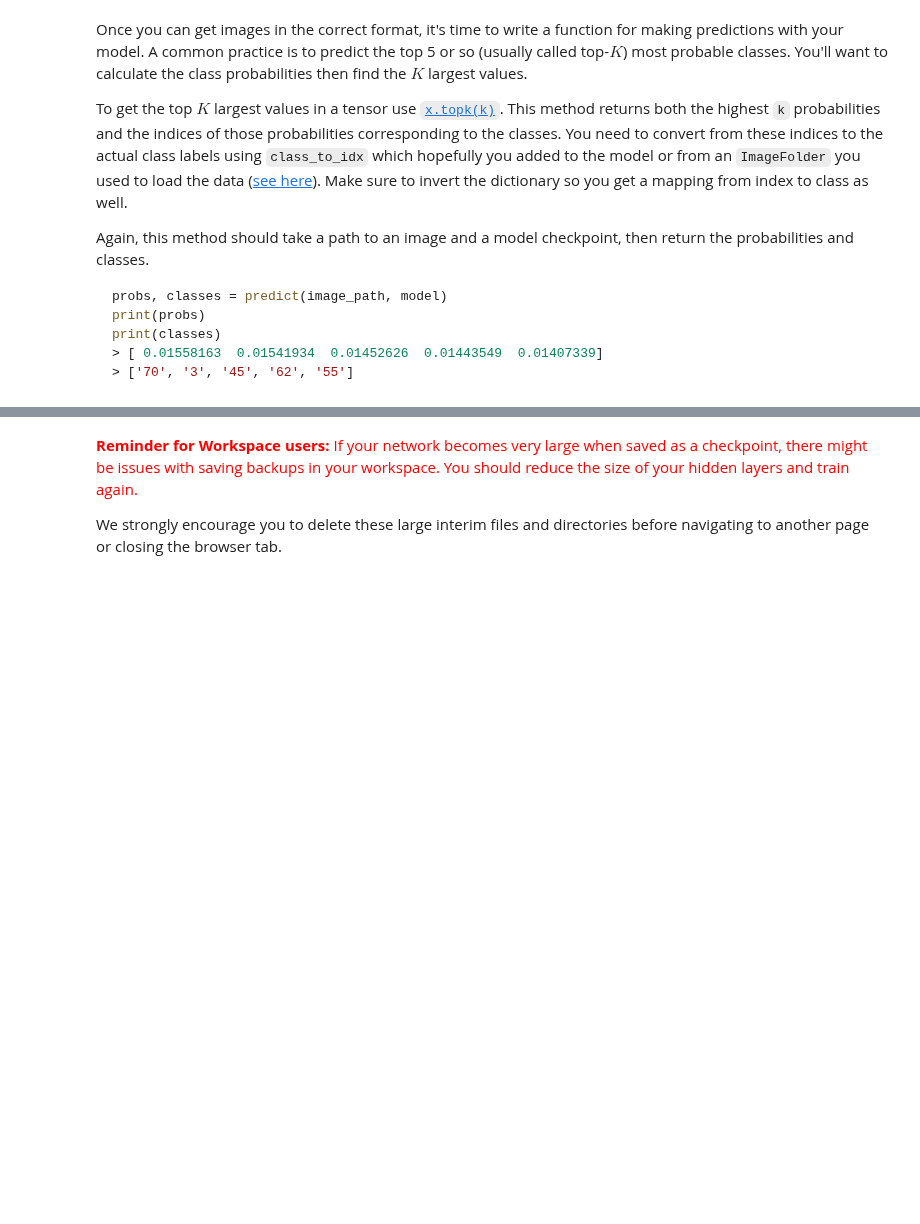
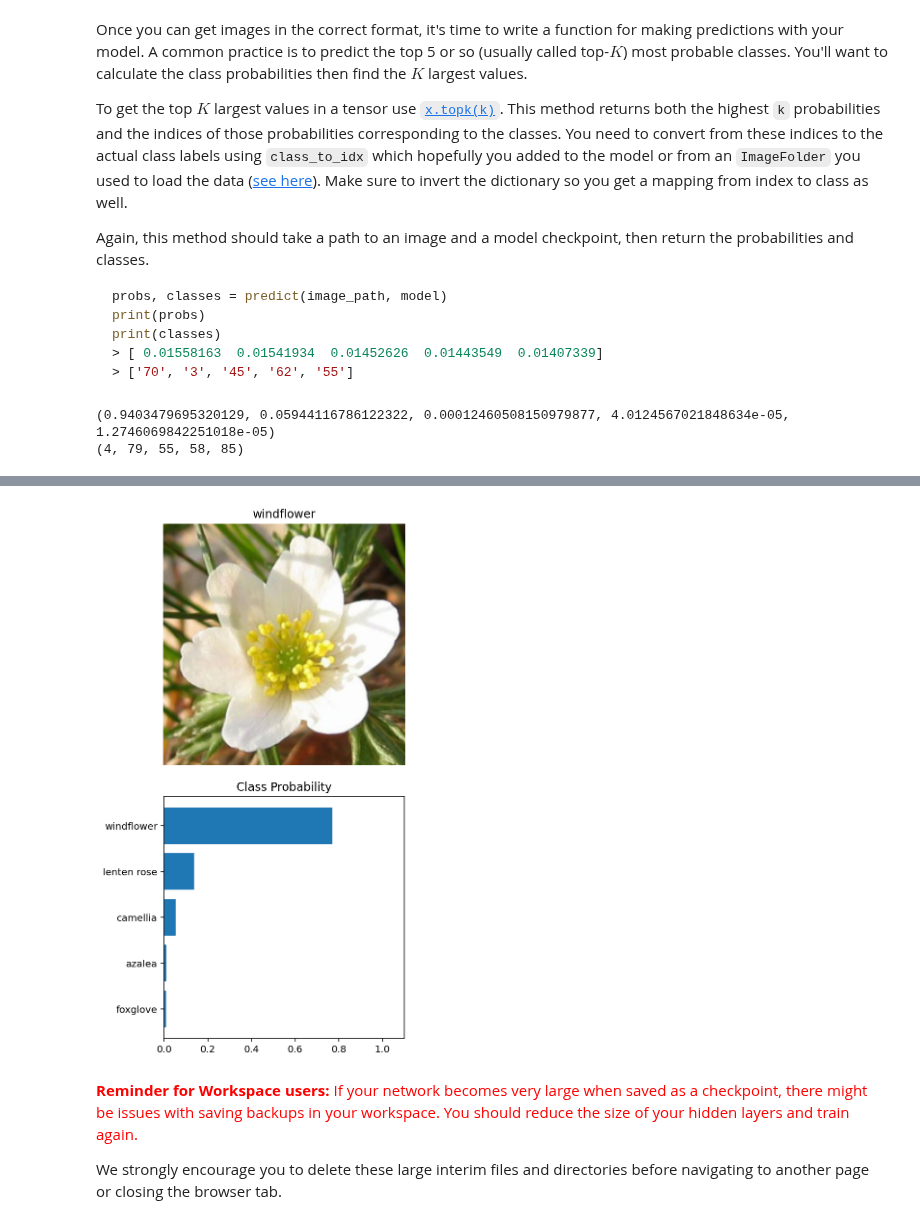
Before and after one commit to Diodak92/Image-Classifier, a Jupyter notebook: ImageClassifierProject.ipynb, the cells around one changed output, grey strips where cells are left out. Saved outputs shown, nothing was run; the diff lists cells and outputs as text; code cells hidden in the pictures; blank space fills up the shorter version.

```diff
--- a/ImageClassifierProject.ipynb
+++ b/ImageClassifierProject.ipynb
@@ -140,16 +144,16 @@ GPU Workspaces about Keeping Your Session Active. You'll want to include code fr
 <font color='red'>**Note for Workspace users:** If your network is over 1 GB when saved as a checkpoint, there might be issues with saving backups in your workspace. Typically this happens with wide dense layers after the convolutional layers. If your saved checkpoint is larger than 1 GB (you can open a terminal and check with `ls -lh`), you should reduce the size of your hidden layers and train again.</font>
 # %%
 # TODO: Build and train your network
-my_model = models.vgg16(pretrained = True)
+my_model = models.alexnet(weights = True)
 # freeze features for model
 for param in my_model.parameters():
     param.requires_grad = False
 # %%
 # define calssifier architecture
-my_model.classifier = nn.Sequential(nn.Linear(25088, 4096),
+my_model.classifier = nn.Sequential(nn.Linear(9216, 1024),
                                  nn.ReLU(),
                                  nn.Dropout(p=0.25, inplace=False),
-                                 nn.Linear(4096, 512),
+                                 nn.Linear(1024, 512),
                                  nn.ReLU(),
                                  nn.Dropout(p=0.25, inplace=False),
                                  nn.Linear(512, 102),
@@ -512,10 +526,15 @@ def predict(image_path, model, topk=5):
     # compute and return top probabilities and classes
     top_p, top_class = prob.topk(topk, dim=1)
 
-    return tuple(np.array(top_p).tolist()[0]), tuple(np.array(top_class).tolist()[0])
+    return tuple(np.array(top_p.cpu()).tolist()[0]), tuple(np.array(top_class.cpu()).tolist()[0])
 # %%
-top_p, top_class = predict('flowers/test/102/image_08015.jpg', my_model)
-print(top_p, top_class)
+top_p, top_class = predict(os.path.join(os.getcwd(), 'flower_data', 'test', '102', 'image_08015.jpg'),
+                           my_model)
+print(top_p)
+print(top_class)
+# %% [output]
+(0.9403479695320129, 0.05944116786122322, 0.00012460508150979877, 4.0124567021848634e-05, 1.2746069842251018e-05)
+(4, 79, 55, 58, 85)
 # %%
 idx_to_class = {i:k for k, i in class_to_idx.items()}
 # labels mapping
@@ -533,36 +552,33 @@ Now that you can use a trained model for predictions, check to make sure it make
 You can convert from the class integer encoding to actual flower names with the `cat_to_name.json` file (should have been loaded earlier in the notebook). To show a PyTorch tensor as an image, use the `imshow` function defined above.
 # %%
 # TODO: Display an image along with the top 5 classes
-
-#test_image_path = 'flowers/test/102/image_08015.jpg'
-test_image_path = 'flowers/test/69/image_05959.jpg'
-#test_image_path = 'flowers/test/18/image_04292.jpg'
-#test_image_path = 'flowers/test/7/image_07219.jpg'
-
+test_image_path = os.path.join(os.getcwd(), 'flower_data', 'test', '69', 'image_05959.jpg')
 test_image = process_image(test_image_path)
 test_top_p, test_top_class = predict(test_image_path, my_model)
 
 # get top model labels
 flowers_labels = [cat_to_name[idx_to_class[test_top_class[i]]] for i in range(len(test_top_class))]
 #print(flowers_labels)
 
 # plot image and top model classes
 fig, (ax1, ax2) = plt.subplots(nrows=2, figsize=(8,8))
 fig.tight_layout()
 
 ax1.set_title(cat_to_name[idx_to_class[test_top_class[0]]])
 ax1.axis('off')
 imshow(test_image, ax1)
 
 y_pos = np.arange(len(test_top_class))
 ax2.barh(y_pos, test_top_p)
 ax2.set_yticks(y_pos)
 ax2.set_yticklabels(flowers_labels)
 ax2.set_aspect(0.21)
 ax2.set_title('Class Probability')
 ax2.set_xlim(0, 1.1)
 ax2.invert_yaxis()
 plt.show()
+# %% [output]
+[figure, added]
 # %% [markdown]
 <font color='red'>**Reminder for Workspace users:** If your network becomes very large when saved as a checkpoint, there might be issues with saving backups in your workspace. You should reduce the size of your hidden layers and train again.
 
```
Also changed, not shown: parts of 14 cells of this notebook.
